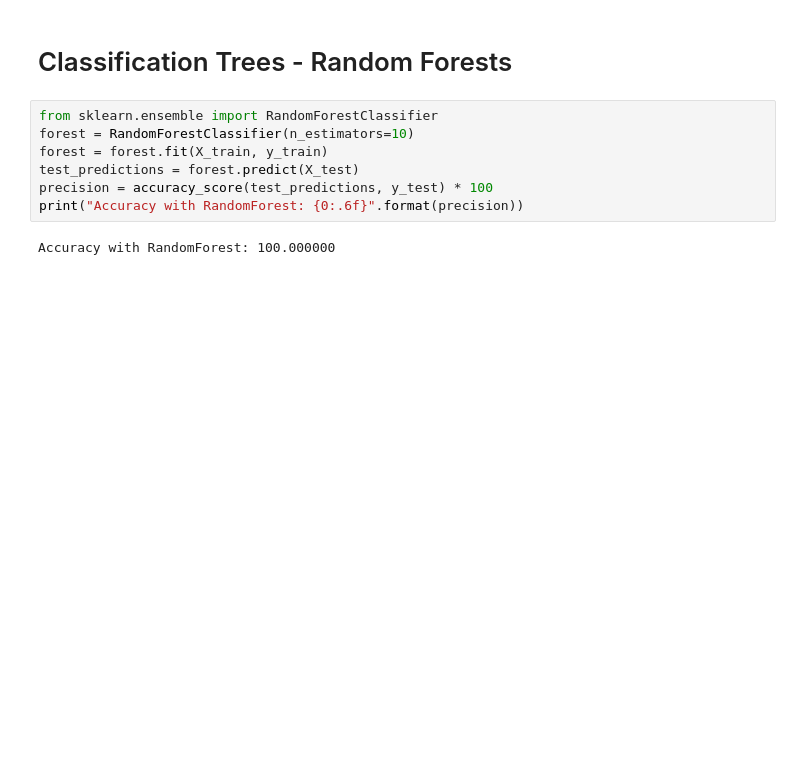
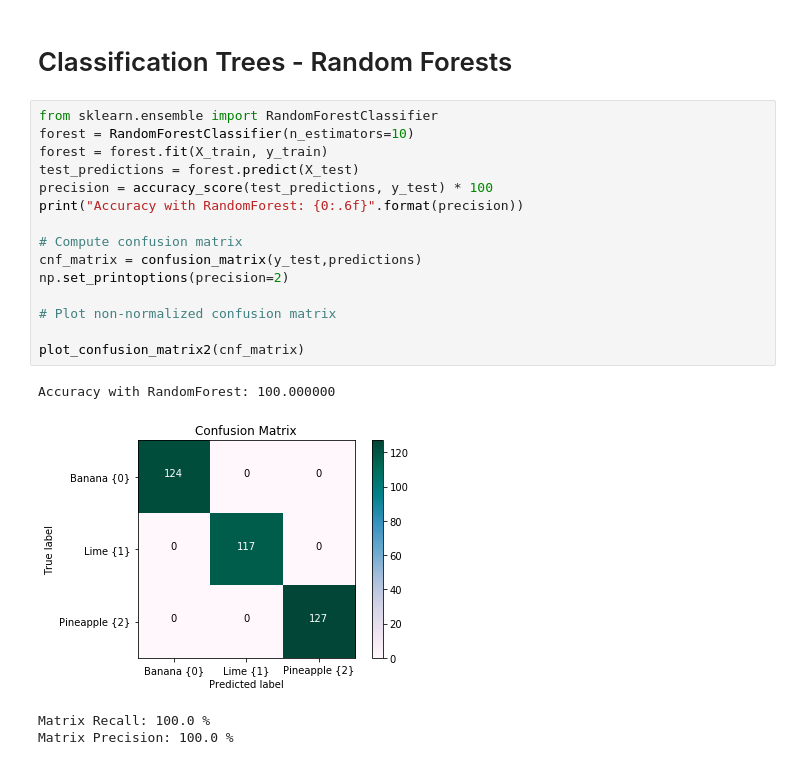
Before and after one commit to safashaikh/MLFinalProj, a Jupyter notebook: fruits.ipynb, the cells around one changed output. Cells and saved outputs as stored; diff of their text form; blank space fills up the shorter version.

```diff
--- a/fruits.ipynb
+++ b/fruits.ipynb
@@ -336,12 +384,23 @@ def printing_Kfold_scores(x_train_data,y_train_data):
 # %%
 from sklearn.ensemble import RandomForestClassifier
 forest = RandomForestClassifier(n_estimators=10)
 forest = forest.fit(X_train, y_train)
 test_predictions = forest.predict(X_test)
 precision = accuracy_score(test_predictions, y_test) * 100
 print("Accuracy with RandomForest: {0:.6f}".format(precision))
+
+# Compute confusion matrix
+cnf_matrix = confusion_matrix(y_test,predictions)
+np.set_printoptions(precision=2)
+
+# Plot non-normalized confusion matrix
+
+plot_confusion_matrix2(cnf_matrix)
 # %% [output]
 Accuracy with RandomForest: 100.000000
+[figure, added]
+Matrix Recall: 100.0 %
+Matrix Precision: 100.0 %
 # %%
 test_predictions = forest.predict(val_pca_res)
 precision = accuracy_score(test_predictions, val_label_ids) * 100
```
Also changed, not shown: parts of 17 cells of this notebook.
